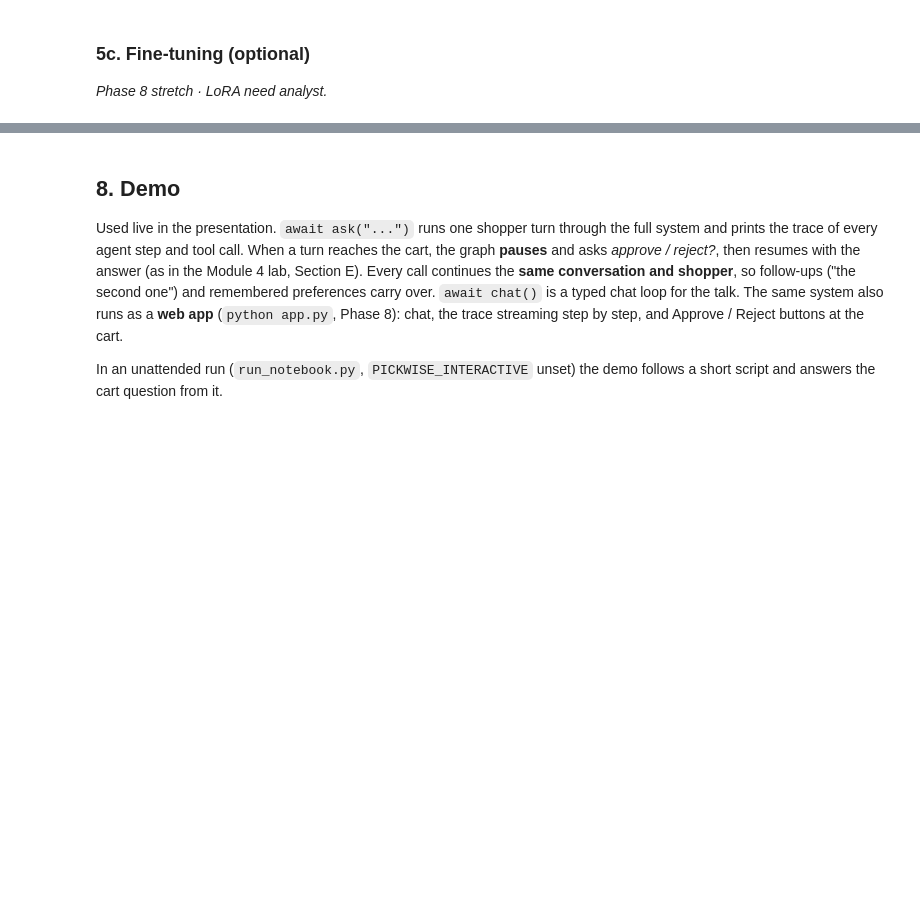
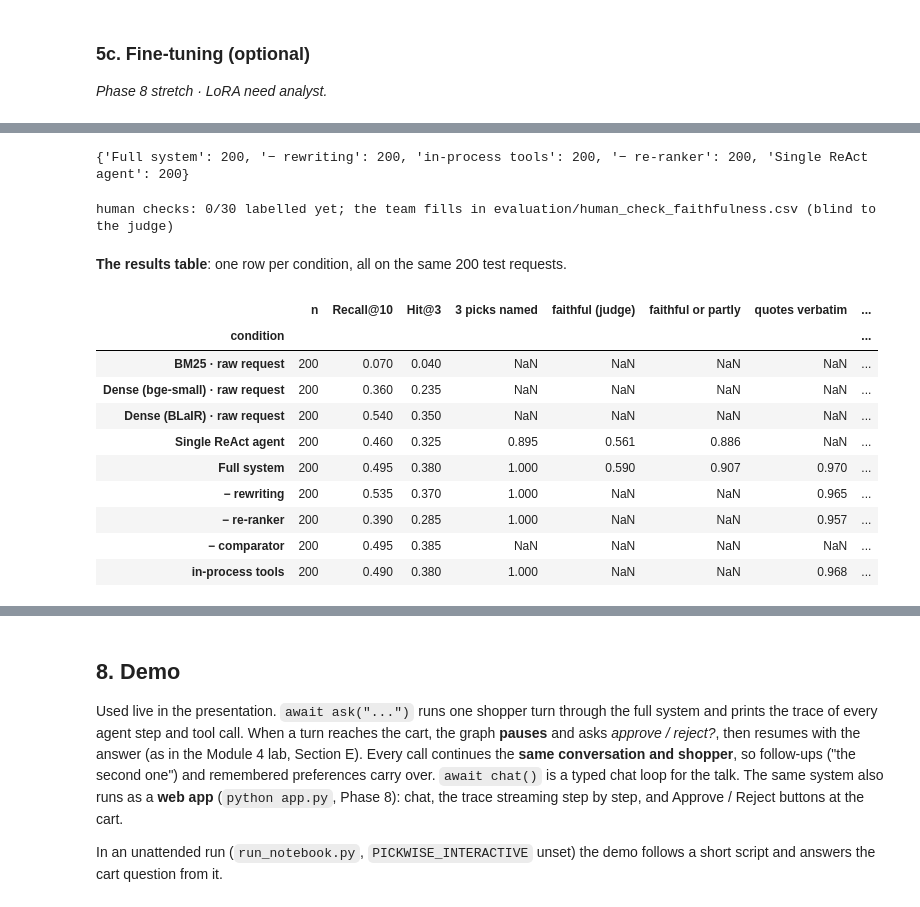
Before and after one commit to LalithMadhav-CODING/PickWise-A-Conversational-Shopping-Assistant, a Jupyter notebook: P14_Shopping_Assistant.ipynb, the cells around one changed output, grey strips where cells are left out. Saved outputs shown, nothing was run; the diff lists cells and outputs as text; code cells hidden in the pictures; blank space fills up the shorter version.

```diff
--- a/P14_Shopping_Assistant.ipynb
+++ b/P14_Shopping_Assistant.ipynb
@@ -854,0 +874,27 @@ _Phase 7 · at least 10 categorised failures._
+# %%
+from Pickwise.evaluate import run_cached, system_runner, react_runner, summarise
+from Pickwise.judge import judge_runs, faithfulness, human_check_sheet
+from Pickwise.metrics import gold_ranks, paired_bootstrap
+
+E2E_N = config.QUICK_N if config.QUICK_RUN else 200
+e2e = test.select(range(E2E_N))
+e2e_qids, e2e_requests = list(e2e["qid"]), list(e2e["query"])
+e2e_gold = dict(zip(e2e_qids, e2e["item_id"]))
+request_of = dict(zip(e2e_qids, e2e_requests))
+
+local_graph = await build_system("local")
+runs = {
+    "Full system": await run_cached(f"test{E2E_N}_system_mcp", system_runner(system_graph), e2e_qids, e2e_requests),
+    "− rewriting": await run_cached(f"test{E2E_N}_rewrite_off", system_runner(await build_system("mcp", rewrite=False)),
+                                    e2e_qids, e2e_requests),
+    "in-process tools": await run_cached(f"test{E2E_N}_system_local", system_runner(local_graph), e2e_qids, e2e_requests),
+}
+config.RETRIEVAL_METHOD = "hybrid"                 # − re-ranker: in-process tools read this setting per call
+try:
+    runs["− re-ranker"] = await run_cached(f"test{E2E_N}_rerank_off", system_runner(local_graph), e2e_qids, e2e_requests)
+finally:
+    config.RETRIEVAL_METHOD = "hybrid+rerank"
+runs["Single ReAct agent"] = await run_cached(f"test{E2E_N}_react", react_runner(react), e2e_qids, e2e_requests)
+print({name: len(recs) for name, recs in runs.items()})
+# %% [output]
+{'Full system': 200, '− rewriting': 200, 'in-process tools': 200, '− re-ranker': 200, 'Single ReAct agent': 200}
@@ -854,0 +914,51 @@ _Phase 7 · at least 10 categorised failures._
+# %%
+# Faithfulness: the judge on the first 100 requests (system and ReAct), and the team's blind human-check sheet
+JUDGE_N = min(100, E2E_N)
+judged = {name: await judge_runs(f"test{E2E_N}_{key}", runs[name], catalogue, e2e_qids[:JUDGE_N])
+          for name, key in (("Full system", "system_mcp"), ("Single ReAct agent", "react"))}
+
+import pathlib
+sheet_path = pathlib.Path("evaluation/human_check_faithfulness.csv")
+if not sheet_path.exists():
+    sheet_path.parent.mkdir(exist_ok=True)
+    human_check_sheet({q: runs["Full system"][q] for q in e2e_qids[:JUDGE_N]}, catalogue, request_of).to_csv(sheet_path, index=False)
+labels = pd.read_csv(sheet_path).fillna("")
+label_col = next(c for c in labels.columns if c.startswith("human label"))
+done = labels[labels[label_col].str.strip() != ""]
+if len(done):
+    judge_of = {(q, v["item_id"]): v["verdict"] for q, rec in judged["Full system"].items() for v in rec["verdicts"]}
+    agree = np.mean([judge_of.get((r["qid"], r["item_id"])) == r[label_col].strip().lower() for _, r in done.iterrows()])
+    print(f"human checks: {len(done)}/{len(labels)} labelled · the judge agrees with the humans on {agree:.0%}")
+else:
+    print(f"human checks: 0/{len(labels)} labelled yet; the team fills in {sheet_path} (blind to the judge)")
+# %% [output]
+human checks: 0/30 labelled yet; the team fills in evaluation/human_check_faithfulness.csv (blind to the judge)
+# %% [markdown]
+**The results table**: one row per condition, all on the same 200 test requests.
+# %%
+ORDER = ["BM25 · raw request", "Dense (bge-small) · raw request", "Dense (BLaIR) · raw request", "Single ReAct agent",
+         "Full system", "− rewriting", "− re-ranker", "− comparator", "in-process tools"]
+rows = []
+for name in ORDER:
+    recs = runs.get(name) or retrieval_only[name]
+    s = summarise(recs, e2e_gold)
+    f = faithfulness(judged[name]) if name in judged else {}
+    rows.append({"condition": name, "n": s["n"], "Recall@10": s["Recall@10"], "Hit@3": s["Hit@3"],
+                 "3 picks named": s["3 picks named"] if name in runs else np.nan,
+                 "faithful (judge)": f.get("supported", np.nan), "faithful or partly": f.get("supported or partly", np.nan),
+                 "quotes verbatim": s["quotes verified"] if name in runs else np.nan,
+                 "s / turn": s["s / request"] if name in runs and name != "− comparator" else np.nan})
+table = pd.DataFrame(rows).set_index("condition")
+table.round(3)
+# %% [output]
+|  | n | Recall@10 | Hit@3 | 3 picks named | faithful (judge) | faithful or partly | quotes verbatim | ... |
+| condition |  |  |  |  |  |  |  | ... |
+| BM25 · raw request | 200 | 0.070 | 0.040 | NaN | NaN | NaN | NaN | ... |
+| Dense (bge-small) · raw request | 200 | 0.360 | 0.235 | NaN | NaN | NaN | NaN | ... |
+| Dense (BLaIR) · raw request | 200 | 0.540 | 0.350 | NaN | NaN | NaN | NaN | ... |
+| Single ReAct agent | 200 | 0.460 | 0.325 | 0.895 | 0.561 | 0.886 | NaN | ... |
+| Full system | 200 | 0.495 | 0.380 | 1.000 | 0.590 | 0.907 | 0.970 | ... |
+| − rewriting | 200 | 0.535 | 0.370 | 1.000 | NaN | NaN | 0.965 | ... |
+| − re-ranker | 200 | 0.390 | 0.285 | 1.000 | NaN | NaN | 0.957 | ... |
+| − comparator | 200 | 0.495 | 0.385 | NaN | NaN | NaN | NaN | ... |
+| in-process tools | 200 | 0.490 | 0.380 | 1.000 | NaN | NaN | 0.968 | ... |
```
Also changed, not shown: parts of 23 cells of this notebook, 6 other files.
